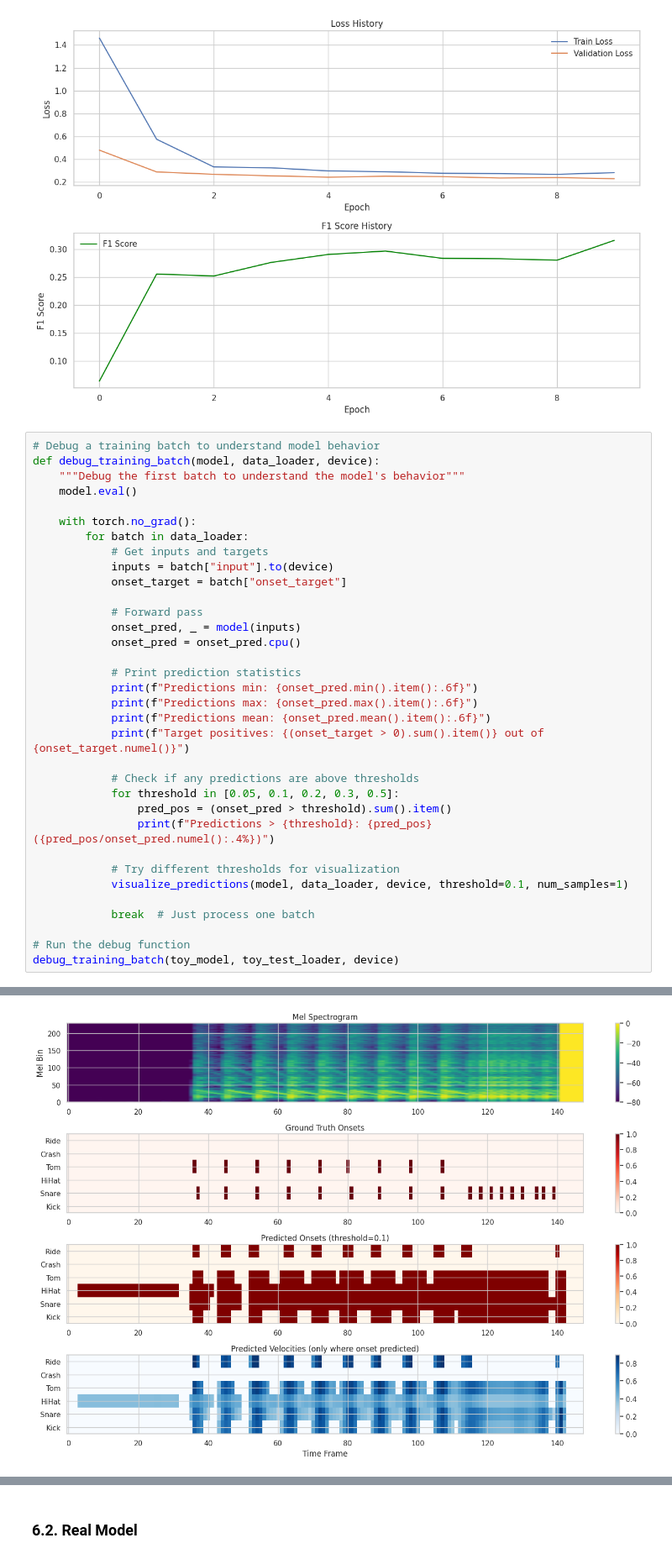
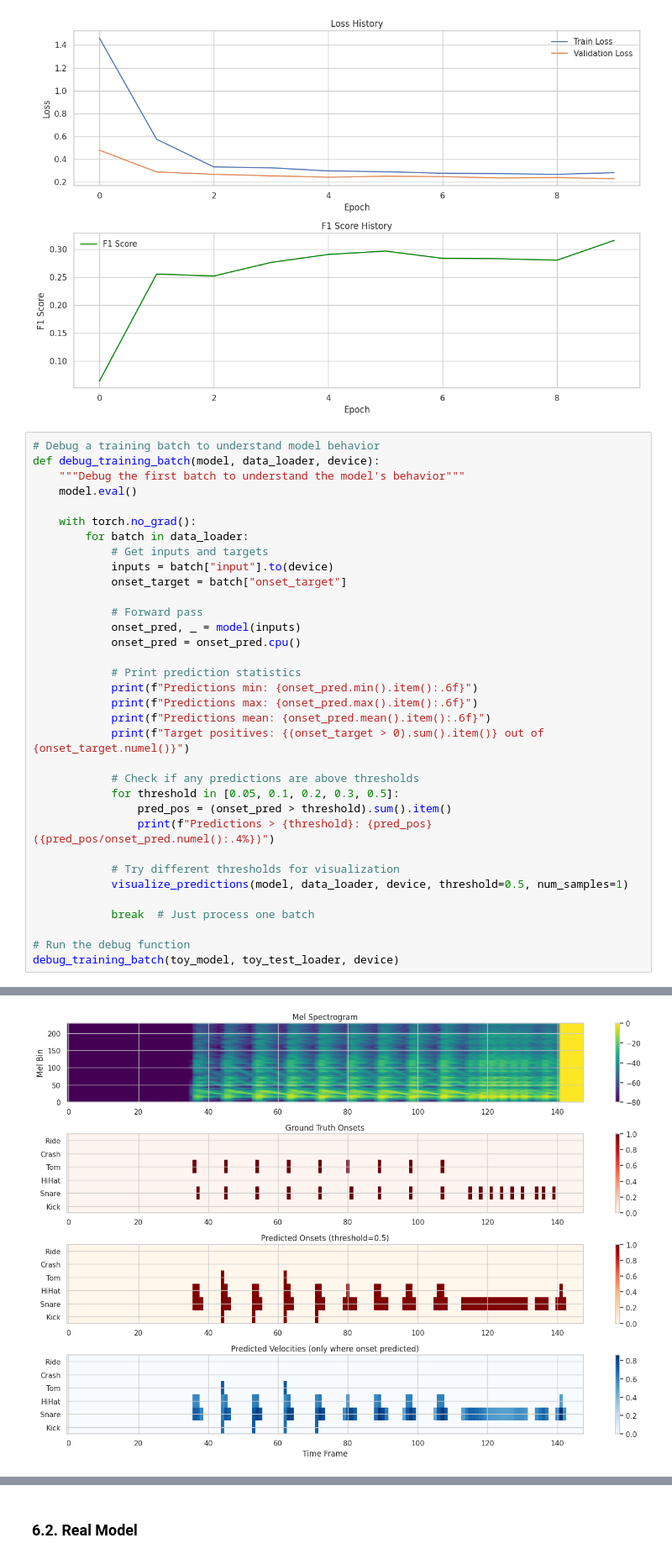
Before and after one commit to LittleHaku/DrumScribe-AI, a Jupyter notebook: notebooks/03_model_development.ipynb, the cells around one changed output, grey strips where cells are left out. Shown at 84% size. Drawn from its saved outputs; the diff is of its cells as text.

```diff
--- a/notebooks/03_model_development.ipynb
+++ b/notebooks/03_model_development.ipynb
@@ -1066,35 +1066,35 @@ def debug_training_batch(model, data_loader, device):
             onset_pred, _ = model(inputs)
             onset_pred = onset_pred.cpu()
 
             # Print prediction statistics
             print(f"Predictions min: {onset_pred.min().item():.6f}")
             print(f"Predictions max: {onset_pred.max().item():.6f}")
             print(f"Predictions mean: {onset_pred.mean().item():.6f}")
             print(f"Target positives: {(onset_target > 0).sum().item()} out of {onset_target.numel()}")
 
             # Check if any predictions are above thresholds
             for threshold in [0.05, 0.1, 0.2, 0.3, 0.5]:
                 pred_pos = (onset_pred > threshold).sum().item()
                 print(f"Predictions > {threshold}: {pred_pos} ({pred_pos/onset_pred.numel():.4%})")
 
             # Try different thresholds for visualization
-            visualize_predictions(model, data_loader, device, threshold=0.1, num_samples=1)
+            visualize_predictions(model, data_loader, device, threshold=0.5, num_samples=1)
 
             break  # Just process one batch
 
 # Run the debug function
 debug_training_batch(toy_model, toy_test_loader, device)
 # %% [output]
 Predictions min: 0.000000
 Predictions max: 0.880677
 Predictions mean: 0.186806
 Target positives: 57 out of 1776
 Predictions > 0.05: 1213 (68.2995%)
 Predictions > 0.1: 977 (55.0113%)
 Predictions > 0.2: 653 (36.7680%)
 Predictions > 0.3: 432 (24.3243%)
 Predictions > 0.5: 157 (8.8401%)
-[figure, old version]
+[figure, new version]
 File: ../data/processed/test/drummer7_68_rock_145_fill_4-4_57.npz
 # %% [markdown]
 ### 6.2. Real Model
```
